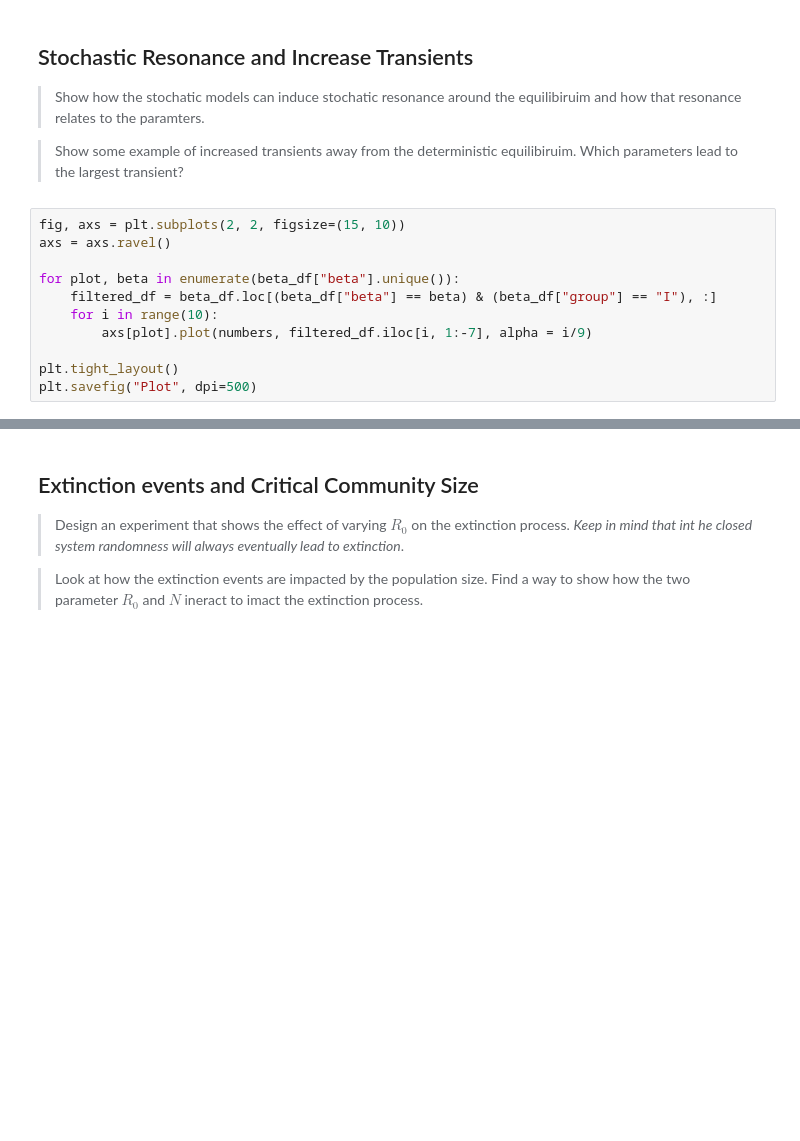
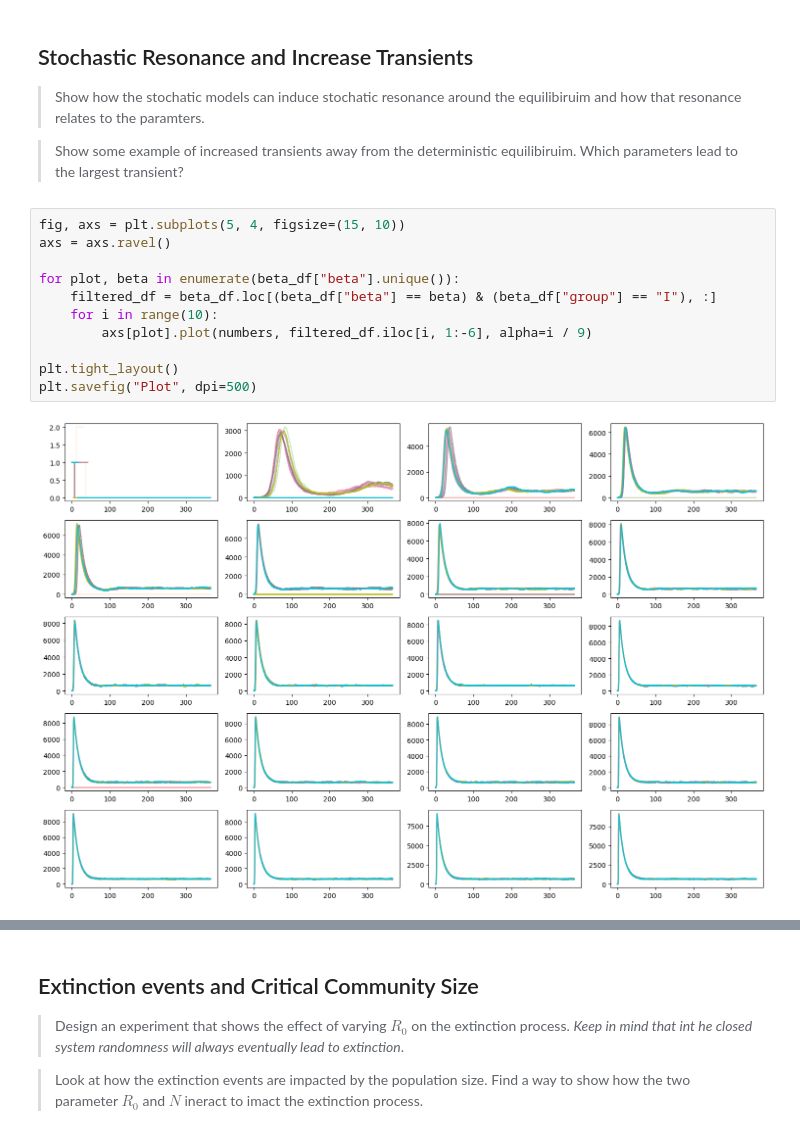
Before and after one commit to AmirSahrani/IntroCompAssignment2_fresh, a Jupyter notebook: Assignment2.ipynb, the cells around one changed output, grey strips where cells are left out. Drawn from its saved outputs; the diff is of its cells as text; blank space fills up the shorter version.

```diff
--- a/Assignment2.ipynb
+++ b/Assignment2.ipynb
@@ -591,14 +485,16 @@ plt.show()
 
 > Show some example of increased transients away from the deterministic equilibiruim. Which parameters lead to the largest transient?
 # %%
-fig, axs = plt.subplots(2, 2, figsize=(15, 10))
+fig, axs = plt.subplots(5, 4, figsize=(15, 10))
 axs = axs.ravel()
 
 for plot, beta in enumerate(beta_df["beta"].unique()):
     filtered_df = beta_df.loc[(beta_df["beta"] == beta) & (beta_df["group"] == "I"), :]
     for i in range(10):
-        axs[plot].plot(numbers, filtered_df.iloc[i, 1:-7], alpha = i/9)
+        axs[plot].plot(numbers, filtered_df.iloc[i, 1:-6], alpha=i / 9)
 
 plt.tight_layout()
 plt.savefig("Plot", dpi=500)
+# %% [output]
+[figure, added]
 # %%
```
Also changed, not shown: parts of 22 cells of this notebook, 2 other files.
